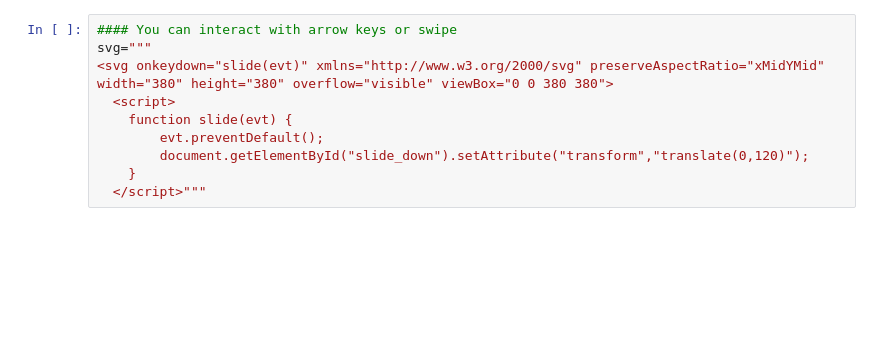
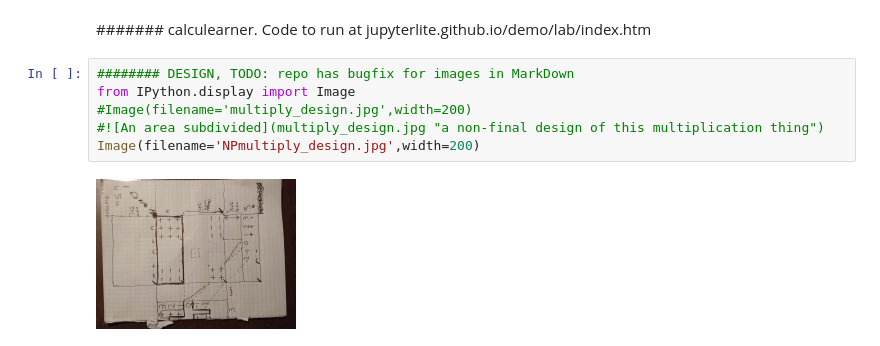
Before and after one commit to steltenpower/Calculearner, a Jupyter notebook: calculearner_multiply.ipynb, the cells around one changed output. Drawn from its saved outputs; the diff is of its cells as text; blank space fills up the shorter version.

```diff
--- a/calculearner_multiply.ipynb
+++ b/calculearner_multiply.ipynb
@@ -209,10 +1,10 @@ output("stack",svgRoot+rootGopen+stack+'</g>\n\n</svg>')
-# %%
-#### You can interact with arrow keys or swipe
-svg="""
-<svg onkeydown="slide(evt)" xmlns="http://www.w3.org/2000/svg" preserveAspectRatio="xMidYMid" width="380" height="380" overflow="visible" viewBox="0 0 380 380">
-  <script>
-    function slide(evt) {
-        evt.preventDefault();
-        document.getElementById("slide_down").setAttribute("transform","translate(0,120)");
-    }
-  </script>"""
+# %% [markdown]
+####### calculearner. Code to run at jupyterlite.github.io/demo/lab/index.htm
+# %%
+######## DESIGN, TODO: repo has bugfix for images in MarkDown
+from IPython.display import Image
+#Image(filename='multiply_design.jpg',width=200)
+#![An area subdivided](multiply_design.jpg "a non-final design of this multiplication thing")
+Image(filename='NPmultiply_design.jpg',width=200)
+# %% [output]
+[figure, added]
```
Also changed, not shown: parts of 27 cells of this notebook.
